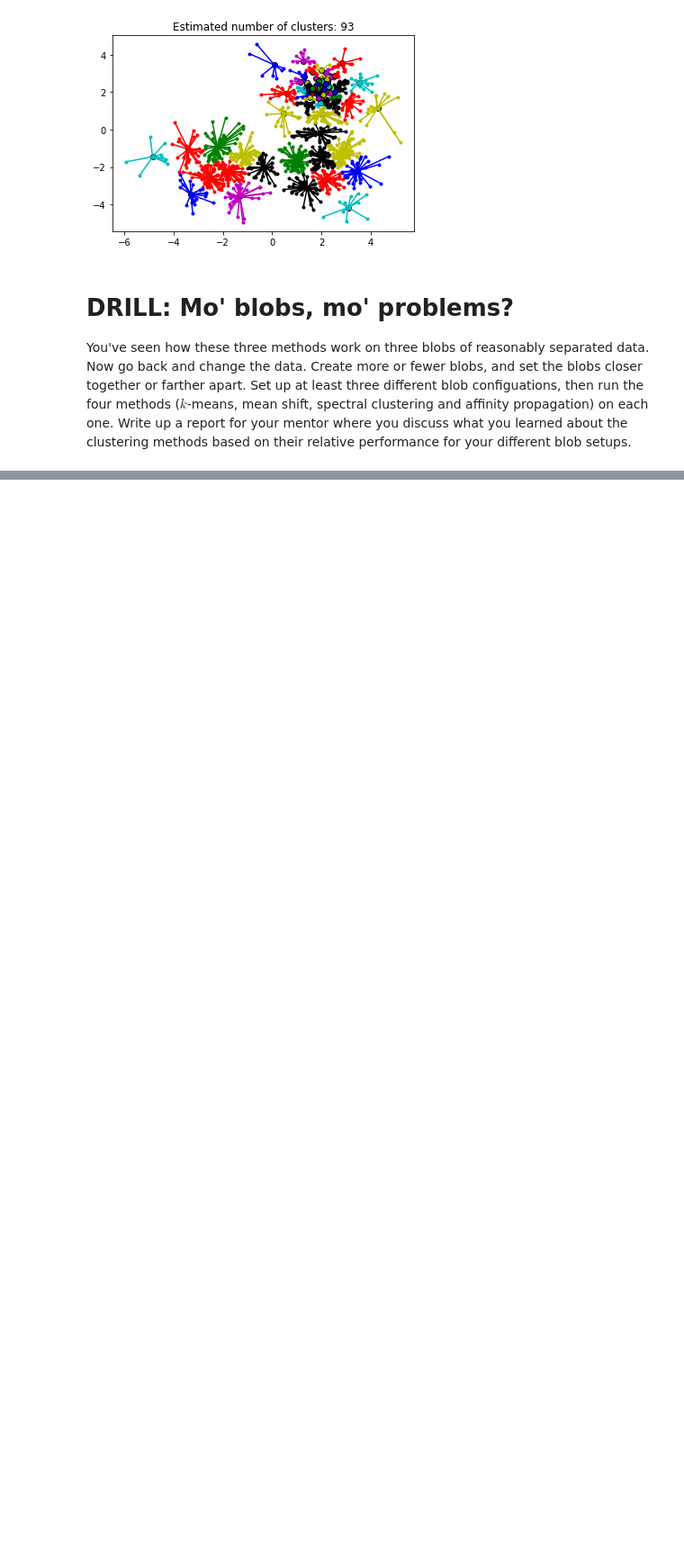
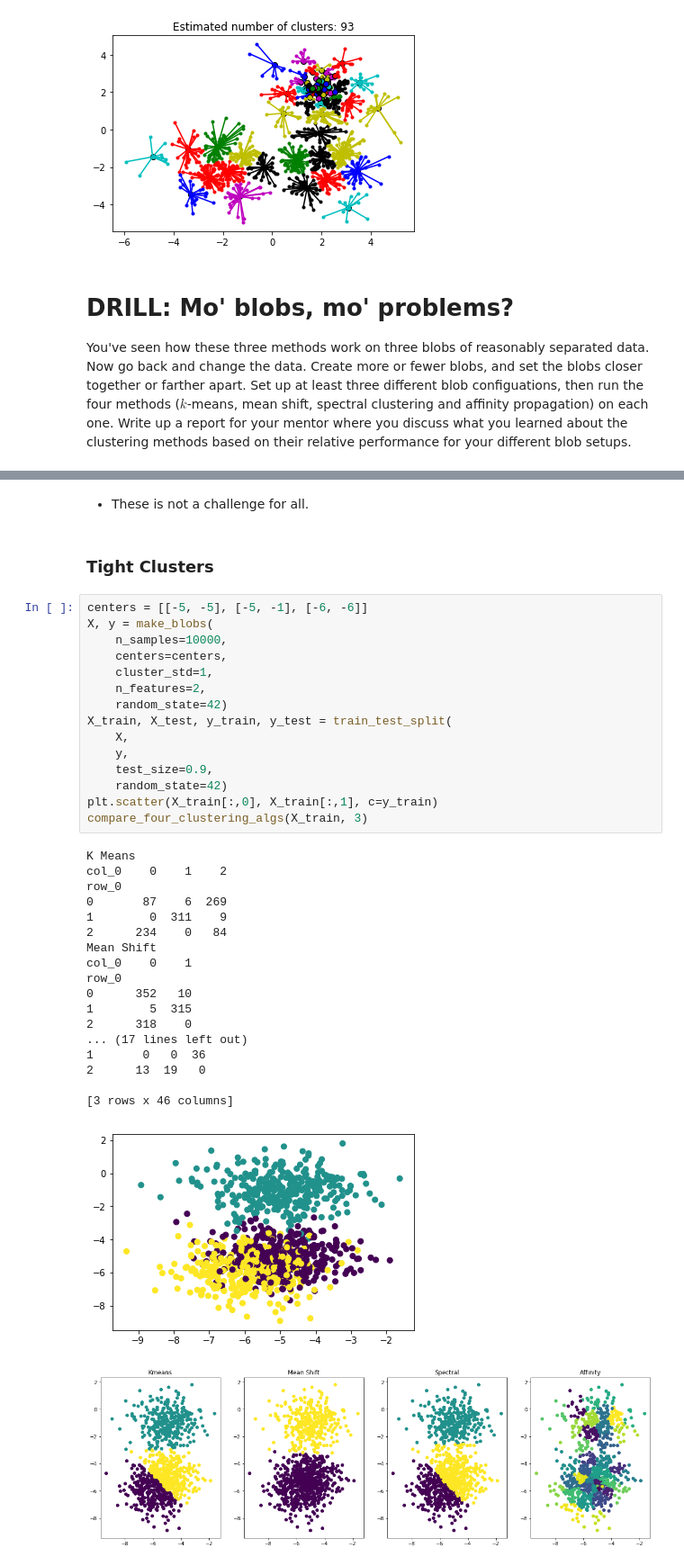
Before and after one commit to Tinsae/Thinkful-Data-Science, a Jupyter notebook: DS/Unit 4/4.2.3+Three+Other+Clustering+Methods.ipynb, the cells around one changed output, grey strips where cells are left out. Shown at 90% size. Drawn from its saved outputs; the diff is of its cells as text; blank space fills up the shorter version.

```diff
--- a/DS/Unit 4/4.2.3+Three+Other+Clustering+Methods.ipynb
+++ b/DS/Unit 4/4.2.3+Three+Other+Clustering+Methods.ipynb
@@ -219,0 +309,39 @@ You've seen how these three methods work on three blobs of reasonably separated
+# %% [markdown]
+* These is not a challenge for all.
+# %% [markdown]
+### Tight Clusters
+# %%
+centers = [[-5, -5], [-5, -1], [-6, -6]]
+X, y = make_blobs(
+    n_samples=10000,
+    centers=centers,
+    cluster_std=1,
+    n_features=2,
+    random_state=42)
+X_train, X_test, y_train, y_test = train_test_split(
+    X,
+    y,
+    test_size=0.9,
+    random_state=42)
+plt.scatter(X_train[:,0], X_train[:,1], c=y_train)
+compare_four_clustering_algs(X_train, 3)
+# %% [output]
+K Means
+col_0    0    1    2
+row_0
+0       87    6  269
+1        0  311    9
+2      234    0   84
+Mean Shift
+col_0    0    1
+row_0
+0      352   10
+1        5  315
+2      318    0
+... (17 lines left out)
+1       0   0  36
+2      13  19   0
+
+[3 rows x 46 columns]
+[figure, added]
+[figure, added]
```
Also changed, not shown: parts of 12 cells of this notebook, 2 other files.
